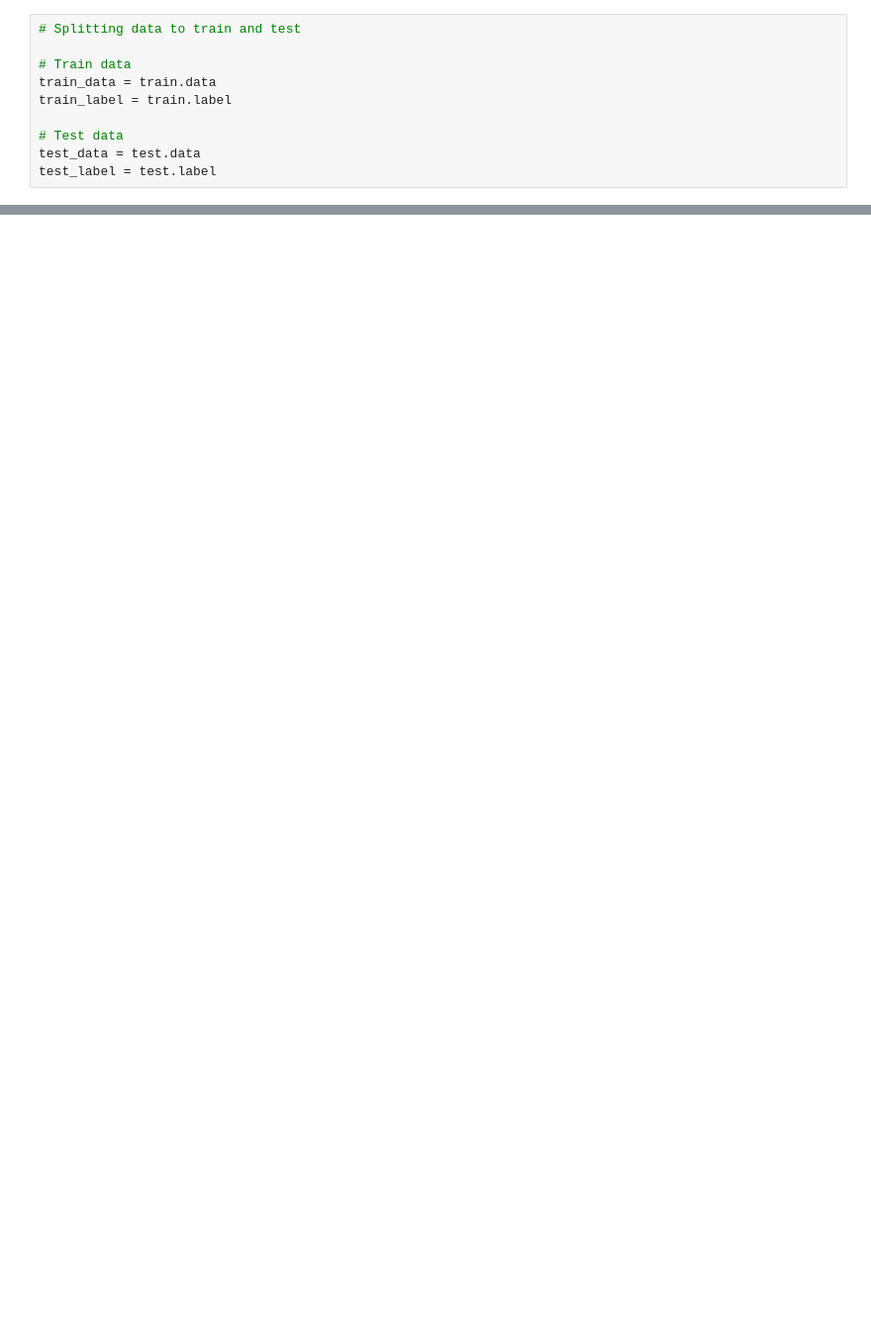
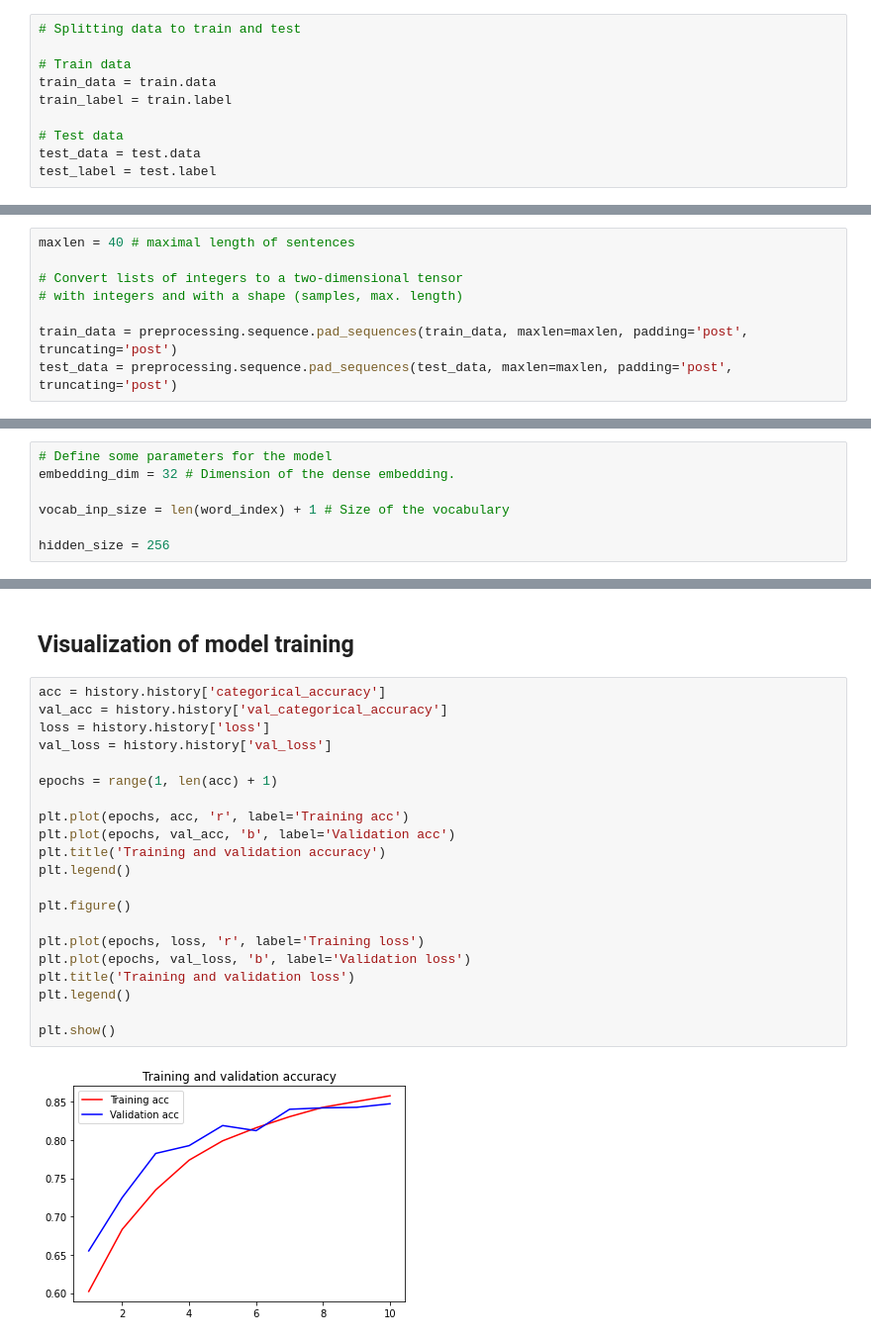
Before and after one commit to LeonhardEulerr/tdde16-project, a Jupyter notebook: test_lstm.ipynb, the cells around one changed output, grey strips where cells are left out. Shown: that part at 99% size. Drawn from its saved outputs; the diff is of its cells as text; blank space fills up the shorter version.

```diff
--- a/test_lstm.ipynb
+++ b/test_lstm.ipynb
@@ -191,0 +273,8 @@ test_label = pd.get_dummies(test_label)
+# %%
+maxlen = 40 # maximal length of sentences
+
+# Convert lists of integers to a two-dimensional tensor
+# with integers and with a shape (samples, max. length)
+
+train_data = preprocessing.sequence.pad_sequences(train_data, maxlen=maxlen, padding='post', truncating='post')
+test_data = preprocessing.sequence.pad_sequences(test_data, maxlen=maxlen, padding='post', truncating='post')
@@ -191,0 +371,7 @@ test_label = pd.get_dummies(test_label)
+# %%
+# Define some parameters for the model
+embedding_dim = 32 # Dimension of the dense embedding.
+
+vocab_inp_size = len(word_index) + 1 # Size of the vocabulary
+
+hidden_size = 256
@@ -191,0 +455,25 @@ test_label = pd.get_dummies(test_label)
+# %% [markdown]
+## Visualization of model training
+# %%
+acc = history.history['categorical_accuracy']
+val_acc = history.history['val_categorical_accuracy']
+loss = history.history['loss']
+val_loss = history.history['val_loss']
+
+epochs = range(1, len(acc) + 1)
+
+plt.plot(epochs, acc, 'r', label='Training acc')
+plt.plot(epochs, val_acc, 'b', label='Validation acc')
+plt.title('Training and validation accuracy')
+plt.legend()
+
+plt.figure()
+
+plt.plot(epochs, loss, 'r', label='Training loss')
+plt.plot(epochs, val_loss, 'b', label='Validation loss')
+plt.title('Training and validation loss')
+plt.legend()
+
+plt.show()
+# %% [output]
+[figure, added]
```
Also changed, not shown: parts of 21 cells of this notebook.
